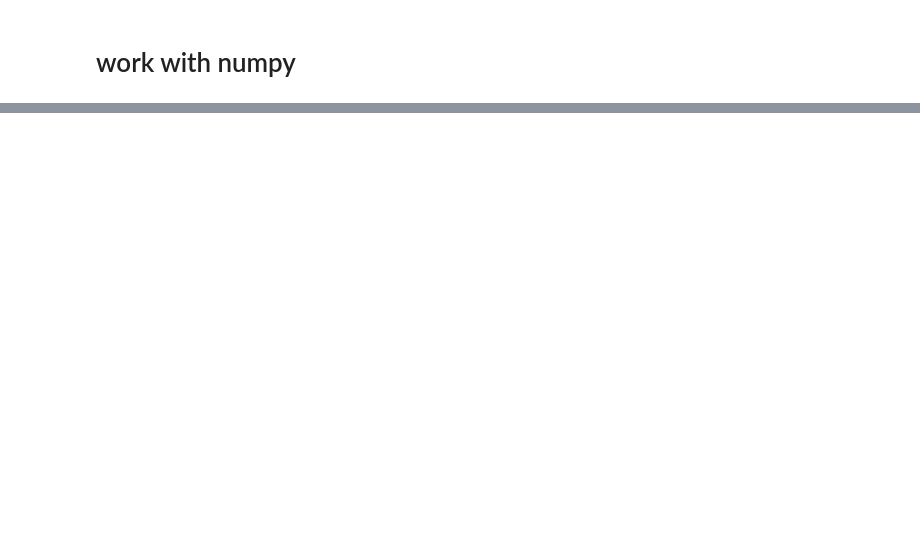
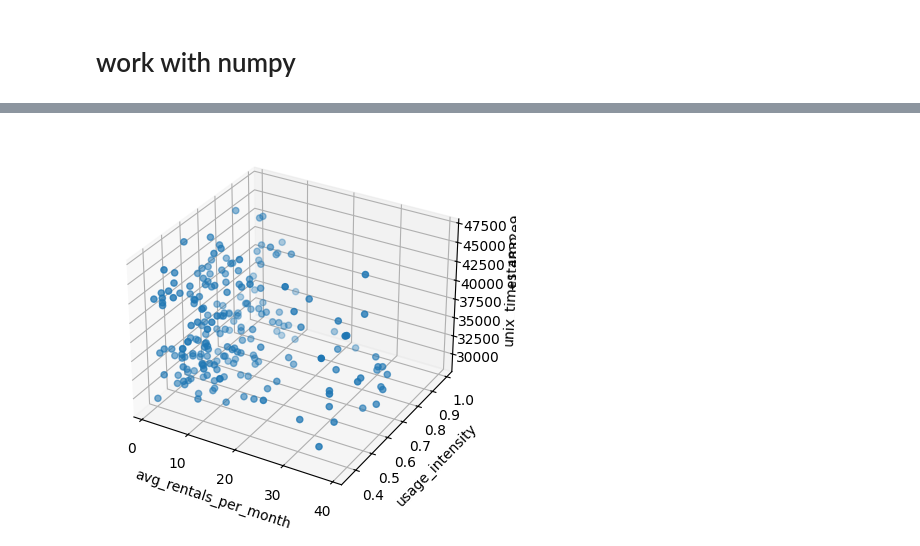
Before and after one commit to artemguivan/analysis_labs, a Jupyter notebook: lab1.ipynb, the cells around one changed output, grey strips where cells are left out. Saved outputs shown, nothing was run; the diff lists cells and outputs as text; code cells hidden in the pictures; blank space fills up the shorter version.

```diff
--- a/lab1.ipynb
+++ b/lab1.ipynb
@@ -329,0 +494,22 @@ array([1483231500, 1483229820, 1483231080, ..., 1485820800, 1485821580,
+# %%
+rentals_data = unified_df_timestamp[["unix_timestamp", "avg_rentals_per_month", "usage_intensity"]]
+# %%
+
+
+x = rentals_data["avg_rentals_per_month"][:220]
+y = rentals_data["usage_intensity"][:220]
+z = rentals_data["unix_timestamp"][:220]
+
+
+fig = plt.figure()
+ax = fig.add_subplot(111, projection='3d')
+
+ax.scatter(x, y, z)
+
+ax.set_xlabel("avg_rentals_per_month")
+ax.set_ylabel("usage_intensity")
+ax.set_zlabel("unix_timestamp")
+
+plt.show()
+# %% [output]
+[figure, added]
```
Also changed, not shown: parts of 62 cells of this notebook, 1 other file.
